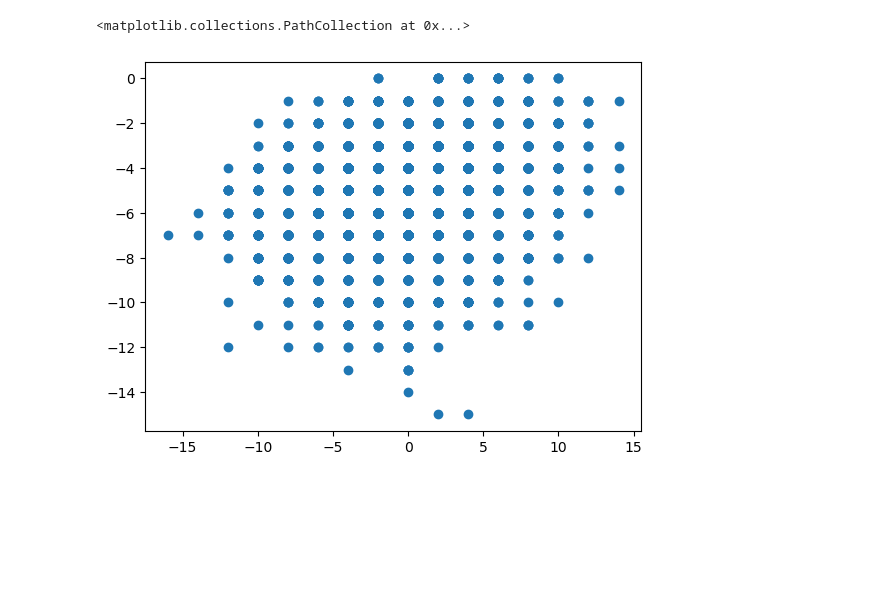
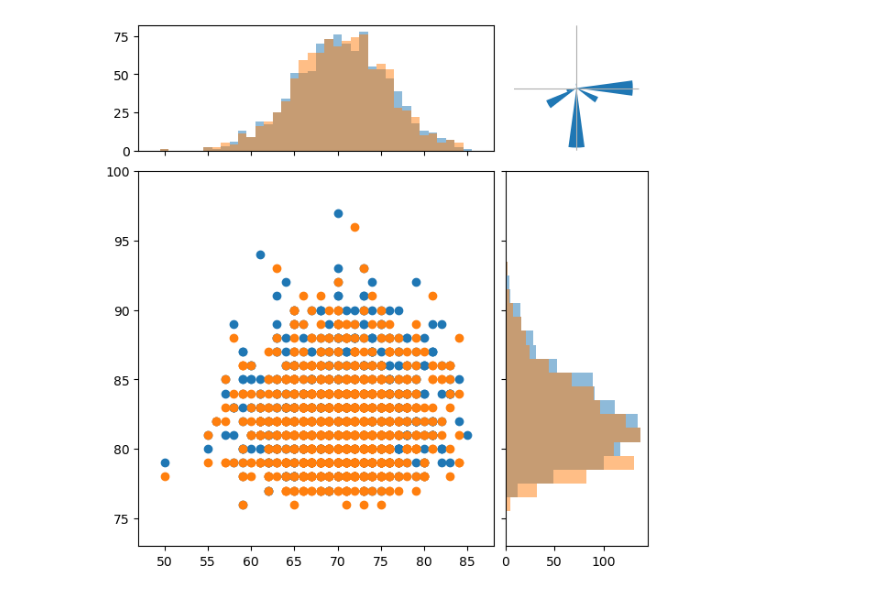
Before and after one commit to ruich95/SynQ, a Jupyter notebook: src/python/vizProfile.ipynb, the cells around one changed output. Cells and saved outputs as stored; diff of their text form; code cells hidden in the pictures; blank space fills up the shorter version.

```diff
--- a/src/python/vizProfile.ipynb
+++ b/src/python/vizProfile.ipynb
@@ -15,11 +15,78 @@ balancedComms = np.array(balancedRes["communications"])
 
 regularSteps = np.array(regularRes["steps"])
 regularComms = np.array(regularRes["communications"])
-# %%
-plt.scatter(balancedComms-regularComms, balancedSteps - regularSteps)
-# %% [output]
-<matplotlib.collections.PathCollection at 0x...>
-[figure, removed]
+# %%
+offset_y = balancedComms - regularComms
+offset_x = balancedSteps - regularSteps
+
+ang = np.arctan2(offset_x, offset_y) * (180/np.pi)
+
+steps = np.linspace(-172.5, 172.5, 24)
+count = []
+# count.append(np.sum(ang < steps[0]))
+for lower, upper in zip(steps[:-1], steps[1:]):
+  count.append(np.sum((ang >=lower) * (ang < upper)))
+
+count.append(np.sum(ang >= steps[-1]) + np.sum(ang < steps[0]))
+
+angle = steps+7.5
+# %%
+fig, axs = plt.subplot_mosaic(
+    [['histComm', 'transDir'],
+    ['dsSample', 'histSteps']],
+    figsize=(6, 6),
+    width_ratios=(3, 1.2), height_ratios=(1, 3),
+    layout='constrained',
+    per_subplot_kw = {"transDir":{"polar":True}})
+
+dsSampleXLower = int(np.min(np.concatenate([regularComms, balancedComms])))
+dsSampleXHigher = int(np.max(np.concatenate([regularComms, balancedComms])))
+
+dsSampleYLower = int(np.min(np.concatenate([regularSteps, balancedSteps])))
+dsSampleYHigher = int(np.max(np.concatenate([regularSteps, balancedSteps])))
+
+axs["dsSample"].set_xlim((dsSampleXLower-3, dsSampleXHigher+3))
+axs["dsSample"].set_ylim((dsSampleYLower-3, dsSampleYHigher+3))
+axs["dsSample"].scatter(regularComms, regularSteps, alpha=1)
+axs["dsSample"].scatter(balancedComms,balancedSteps, alpha=1)
+
+binsx = np.arange(dsSampleXLower-3, dsSampleXHigher+3) - 0.5
+axs["histComm"].tick_params(axis="x", labelbottom=False)
+axs["histComm"].set_xlim((dsSampleXLower-3, dsSampleXHigher+3))
+_ = axs["histComm"].hist(regularComms, binsx, alpha=0.5)
+_ = axs["histComm"].hist(balancedComms, binsx, alpha=0.5)
+
+binsy = np.arange(dsSampleYLower-3, dsSampleYHigher+3) - 0.5
+axs["histSteps"].tick_params(axis="y", labelleft=False)
+axs["histSteps"].set_ylim((dsSampleYLower-3, dsSampleYHigher+3))
+_ = axs["histSteps"].hist(regularSteps, binsy, alpha=0.5, orientation='horizontal')
+_ = axs["histSteps"].hist(balancedSteps, binsy, alpha=0.5, orientation='horizontal')
+
+axs["transDir"].tick_params(
+    axis='x',          # changes apply to the x-axis
+    which='both',      # both major and minor ticks are affected
+    bottom=False,      # ticks along the bottom edge are off
+    top=False,         # ticks along the top edge are off
+    labelbottom=False) # labels along the bottom edge are off
+
+axs["transDir"].tick_params(
+    axis='y',          # changes apply to the y-axis
+    rotation=-75
+    ) # labels along the bottom edge are off
+
+axs["transDir"].set_xticks([0, np.pi/2, np.pi, 3*np.pi/2], ["comm+", "steps+", "comm-", "steps-"])
+axs["transDir"].set_yticks([500, 1000, 1500, 2000])#, ["500", "1000", "1500", "Number of\nDesigns\n2000"])
+#for label in ax.get_yticklabels(minor=True):
+#    label.set_verticalalignment('center')
+
+axs["transDir"].spines['polar'].set_visible(False)
+
+#ax.set_ylabel("Number of\nDesigns", labelpad=25, rotation=-75)
+#ax.yaxis.set_label_position('right')
+
+_ = axs["transDir"].bar((angle*(np.pi/180)), count, width=np.pi/12+0.01)
+# %% [output]
+[figure, added]
 # %%
 fig, ax = plt.subplots()
 
```
Also changed, not shown: parts of 11 cells of this notebook, 8 other files.
